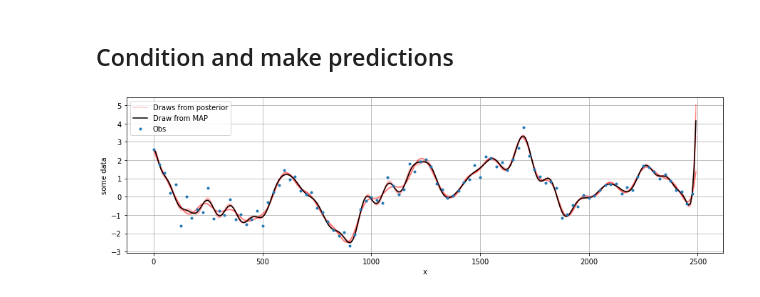
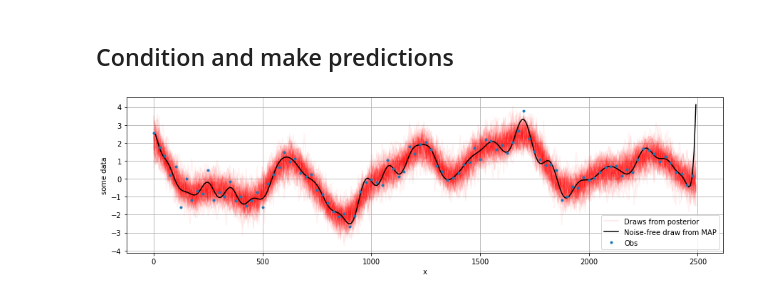
Before and after one commit to TIDE-ITRH/gptide, a Jupyter notebook: docs/examples/example_03_1d_kernel_estimation_mcmc.ipynb, the cells around one changed output. Drawn from its saved outputs; the diff is of its cells as text; code cells hidden in the pictures.

```diff
--- a/docs/examples/example_03_1d_kernel_estimation_mcmc.ipynb
+++ b/docs/examples/example_03_1d_kernel_estimation_mcmc.ipynb
@@ -144,27 +144,24 @@ out_map = OI.conditional(yd)
 # %%
 plt.figure(figsize=(15, 4))
 plt.ylabel('some data')
 plt.xlabel('x')
 
-for i, draw in enumerate(np.random.uniform(0, samples.shape[0], 10).astype(int)):
+for i, draw in enumerate(np.random.uniform(0, samples.shape[0], 100).astype(int)):
     sample = samples[draw, :]
-    OI = GPtideScipy(xd, xo, 0, covfunc, sample[1:],
+    OI = GPtideScipy(xd, xo, sample[0], covfunc, sample[1:],
              P=1, mean_func=None)
     out_samp = OI.conditional(yd)
-    if i == 0:
-        label='Draws from posterior'
-    else:
-        label = None
-    plt.plot(xo, out_samp, 'r', alpha=0.2, label=label)
+    plt.plot(xo, out_samp, 'r', alpha=0.05, label=None)
 
+plt.plot(xo, out_samp, 'r', alpha=0.1, label='Draws from posterior') # Just for legend
 
 OI = GPtideScipy(xd, xo, 0, covfunc, MAP[1:],
              P=1, mean_func=None)
 out_map = OI.conditional(yd)
 
-plt.plot(xo, out_map, 'k', label='Draw from MAP')
+plt.plot(xo, out_map, 'k', label='Noise-free draw from MAP')
 plt.plot(xd, yd,'.', label='Obs')
 plt.legend()
 plt.grid()
 # %% [output]
-[figure, old version]
+[figure, new version]
```
Also changed, not shown: parts of 10 cells of this notebook.
